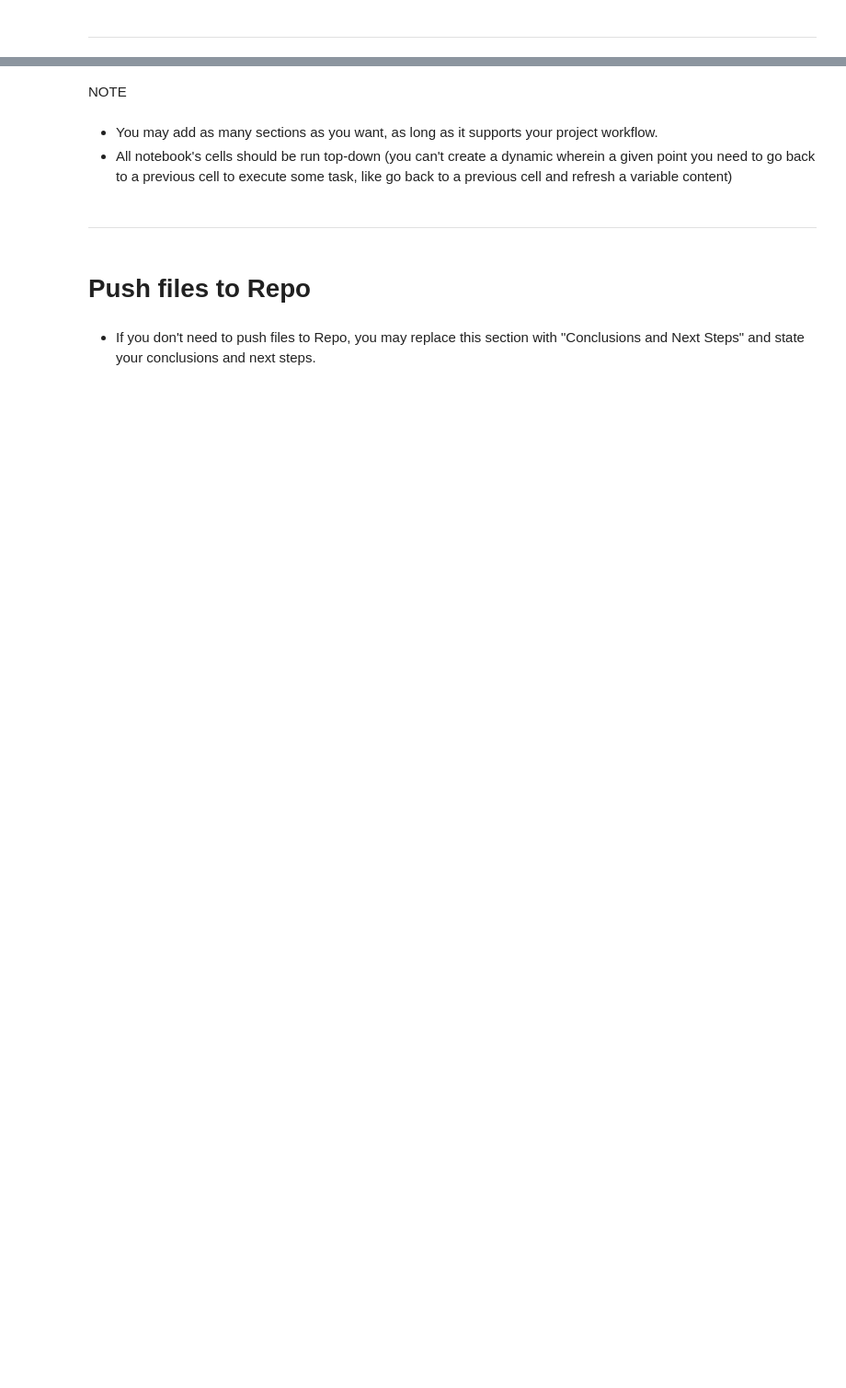
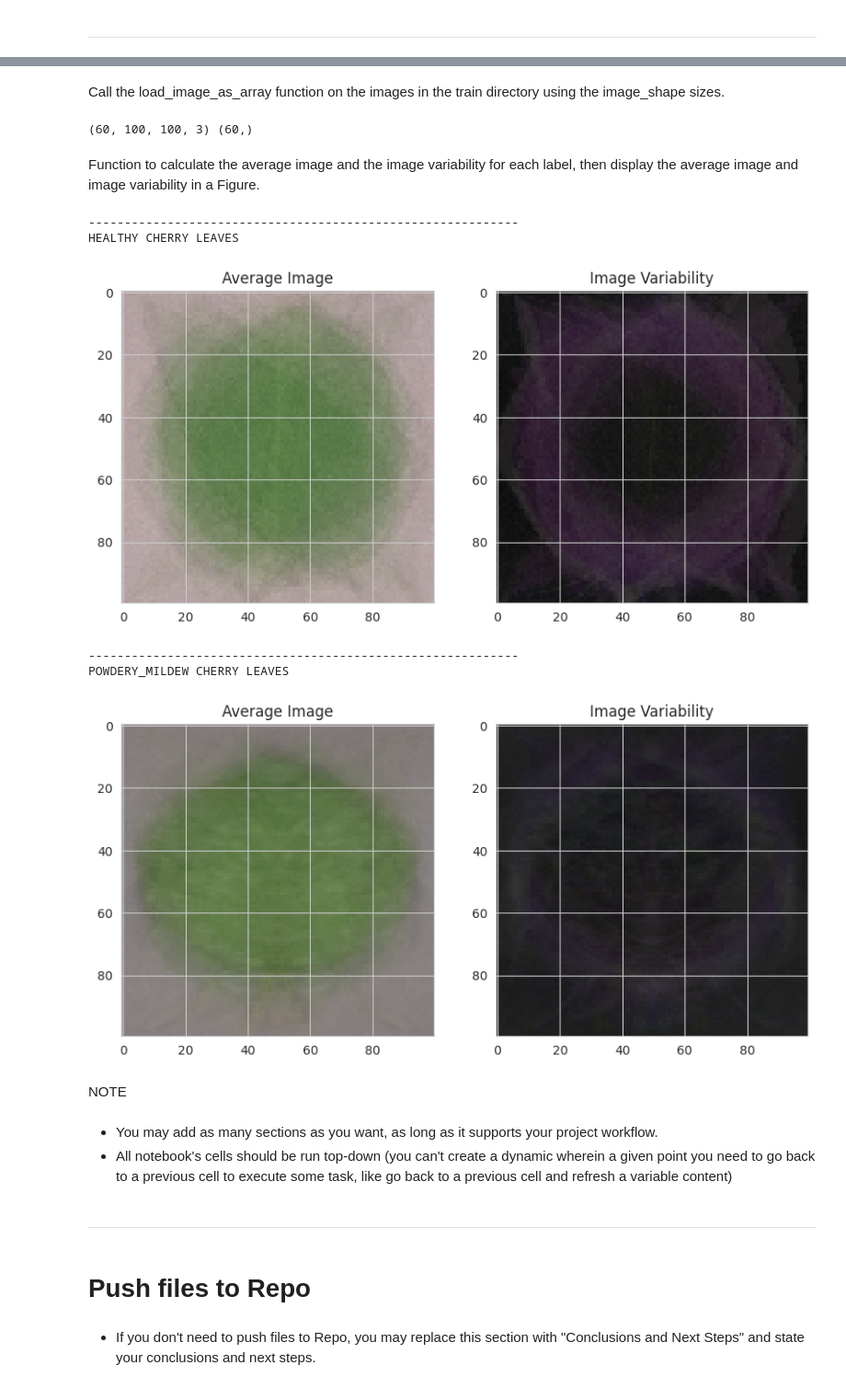
Before and after one commit to SamSswi/milestone-project-mildew-detection-in-cherry-leaves, a Jupyter notebook: jupyter_notebooks/DataVisualization.ipynb, the cells around one changed output, grey strips where cells are left out. Shown at 92% size. Drawn from its saved outputs; the diff is of its cells as text; code cells hidden in the pictures; blank space fills up the shorter version.

Commit message:
Calculate the average image and the image variability

```diff
--- a/jupyter_notebooks/DataVisualization.ipynb
+++ b/jupyter_notebooks/DataVisualization.ipynb
@@ -192,3 +223,43 @@ joblib.dump(value=image_shape ,
+# %% [markdown]
+Call the load_image_as_array function on the images in the train directory using the image_shape sizes.
+# %%
+X, y = load_image_as_array(train_path, image_shape, images_amount = 30)
+print(X.shape, y.shape)
+# %% [output]
+(60, 100, 100, 3) (60,)
+# %% [markdown]
+Function to calculate the average image and the image variability for each label, then display the average image and image variability in a Figure.
+# %%
+# https://learn.codeinstitute.net/courses/course-v1:code_institute+CI_DA_ML+2021_Q4/courseware/1f851533cd6a4dcd8a280fd9f37ef4e2/b6cf6ce506324501bcf6aa0f31e0c20c/
+
+def image_avg_and_variability_data_as_array(X, y, figsize=(12,5)):
+  for label_to_display in np.unique(y):
+
+    # boolean mask to process only the images of a certain label
+    y = y.reshape(-1,1,1)
+    boolean_mask = np.any(y==label_to_display,axis=1).reshape(-1)
+    arr = X[boolean_mask]
+
+    avg_image = np.mean(arr, axis=0)
+    image_var = np.std(arr, axis=0)
+    print('-' * 60)
+    print(f'{label_to_display} cherry leaves'.upper())
+    fig, axes = plt.subplots(nrows=1, ncols=2, figsize=figsize)
+    axes[0].set_title('Average Image')
+    axes[0].imshow(avg_image, cmap='gray')
+    axes[1].set_title('Image Variability')
+    axes[1].imshow(image_var, cmap='gray')
+    plt.show()
+    print('\n')
+# %%
+image_avg_and_variability_data_as_array(X=X, y=y, figsize=(10,8))
+# %% [output]
+------------------------------------------------------------
+HEALTHY CHERRY LEAVES
+[figure, added]
+------------------------------------------------------------
+POWDERY_MILDEW CHERRY LEAVES
+[figure, added]
 # %% [markdown]
 NOTE
 # %% [markdown]
```
Also changed, not shown: parts of 4 cells of this notebook.
